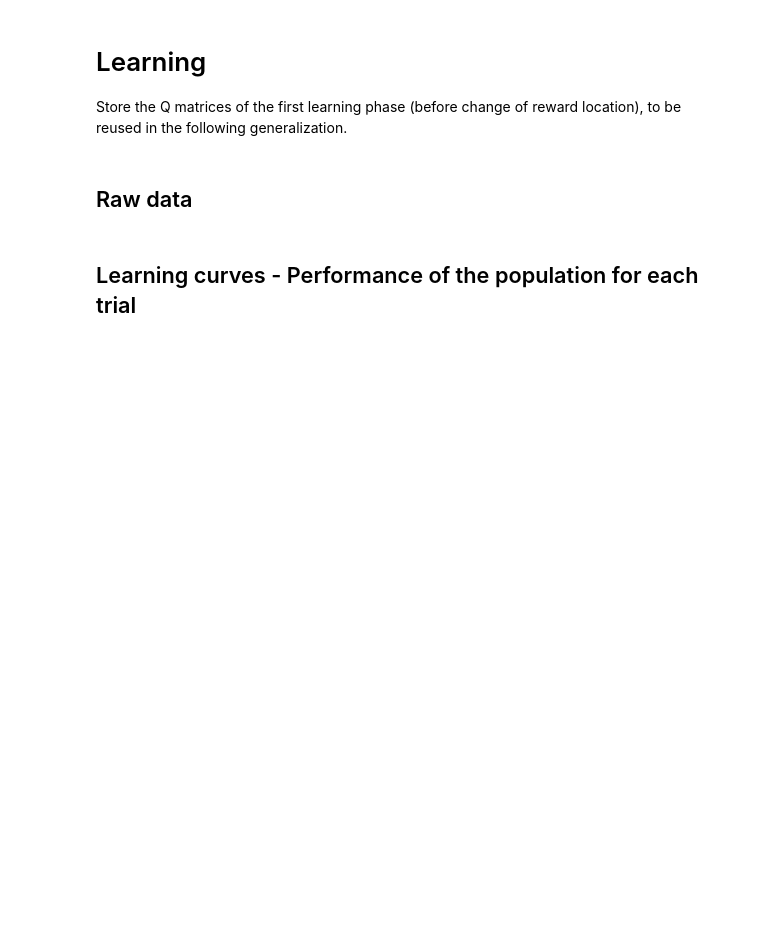
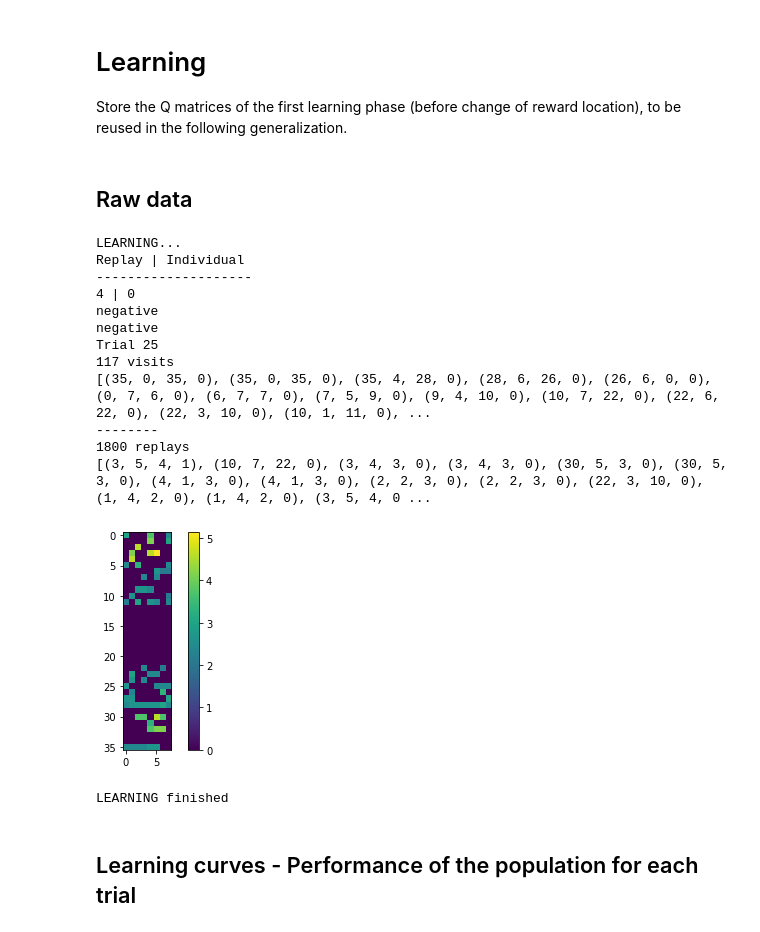
Before and after one commit to esther-poniatowski/Massi2022, a Jupyter notebook: Navigation_generate_data.ipynb, the cells around one changed output. Cells and saved outputs as stored; diff of their text form; code cells hidden in the pictures; blank space fills up the shorter version.

```diff
--- a/Navigation_generate_data.ipynb
+++ b/Navigation_generate_data.ipynb
@@ -40,8 +45,9 @@ print(PRM.params) # initial set of PRM for reference
 # Setting environment and parameters
 # %%
 det = True
+# det = False
 
-params = PRM.params.copy()
+params = copy.deepcopy(PRM.params)
 params = PRM.set_environment(params, deterministic=det)
 
 # Labels for saving data
@@ -49,3 +55,7 @@ if det:
     env = '_D'
 else:
     env = '_S'
+
+# Methods for replays
+convergence = False
+method_p = 'arrival'
@@ -52,7 +64,6 @@ else:
 # %%
-params['RR'] = 3
-
-lab = 'RR3'
+# params['RR'] = 3
+# lab = 'RR3'
 # %% [markdown]
 # Learning
 
@@ -60,12 +71,32 @@ Store the Q matrices of the first learning phase (before change of reward locati
 # %% [markdown]
 ## Raw data
 # %%
+# params = copy.deepcopy(PRM.params) # /!\ set the environment
 params = PRM.set_simulation(params, 'learning')
+params['replay_refs'] = [0,1,2,4]
+params['replay_refs'] = [4]
+params['n_individuals'] = 1
 
-Data, Model = SIM.simulate_population(params)
+# method_p = 'predecessor'
+Data, Model = SIM.simulate_population(params, convergence=convergence, method_p=method_p)
 
-SIM.save_data(Data, 'Data_l'+env)
-SIM.save_data(Model, 'Model_l'+env, df=False)
+# SIM.save_data(Data, 'Dl'+env)
+# SIM.save_data(Model, 'Model'+env, df=False)
+# %% [output]
+LEARNING...
+Replay | Individual
+--------------------
+4 | 0
+negative
+negative
+Trial 25
+117 visits
+[(35, 0, 35, 0), (35, 0, 35, 0), (35, 4, 28, 0), (28, 6, 26, 0), (26, 6, 0, 0), (0, 7, 6, 0), (6, 7, 7, 0), (7, 5, 9, 0), (9, 4, 10, 0), (10, 7, 22, 0), (22, 6, 22, 0), (22, 3, 10, 0), (10, 1, 11, 0), ...
+--------
+1800 replays
+[(3, 5, 4, 1), (10, 7, 22, 0), (3, 4, 3, 0), (3, 4, 3, 0), (30, 5, 3, 0), (30, 5, 3, 0), (4, 1, 3, 0), (4, 1, 3, 0), (2, 2, 3, 0), (2, 2, 3, 0), (22, 3, 10, 0), (1, 4, 2, 0), (1, 4, 2, 0), (3, 5, 4, 0 ...
+[figure, added]
+LEARNING finished
 # %% [markdown]
 ## Learning curves - Performance of the population for each trial
 # %%
```
Also changed, not shown: parts of 50 cells of this notebook, 10 other files.
